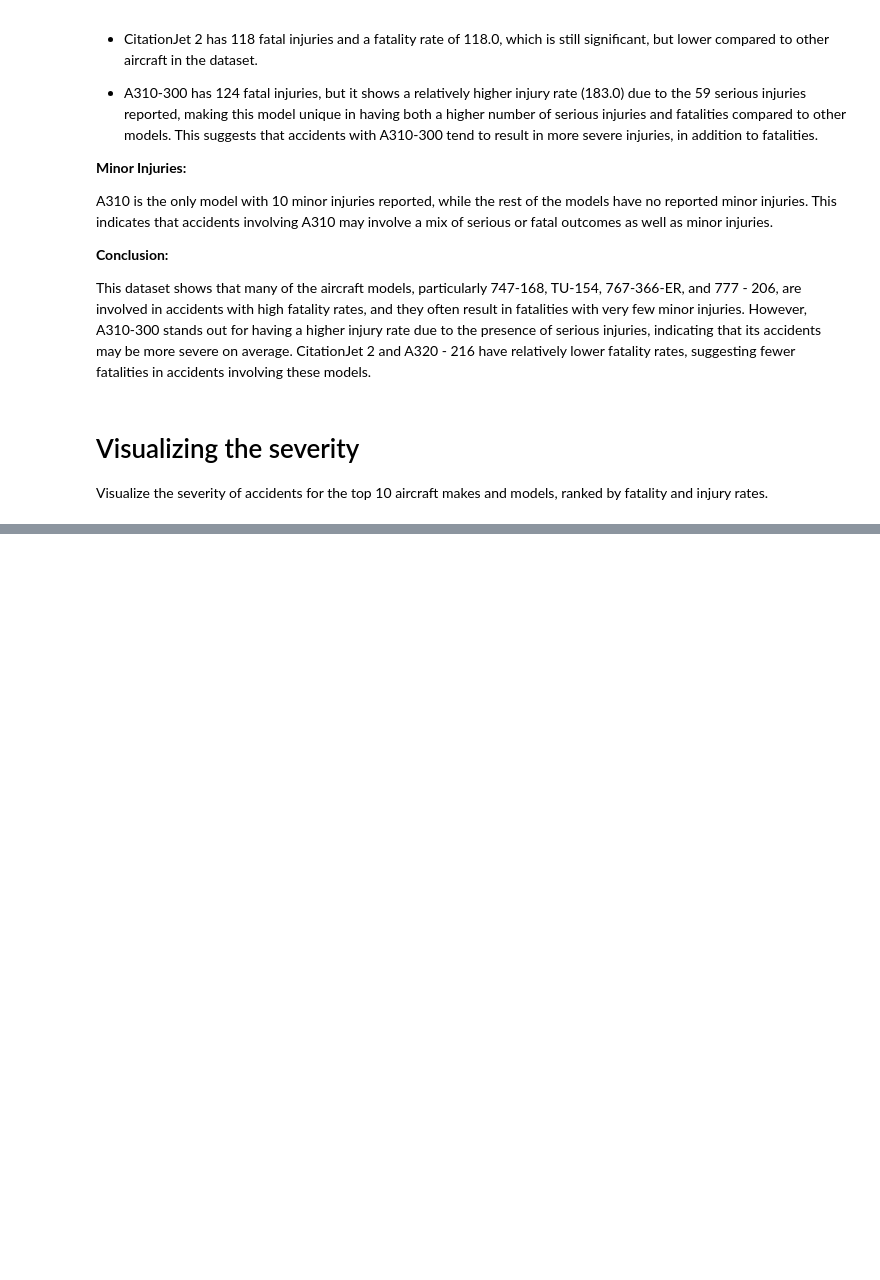
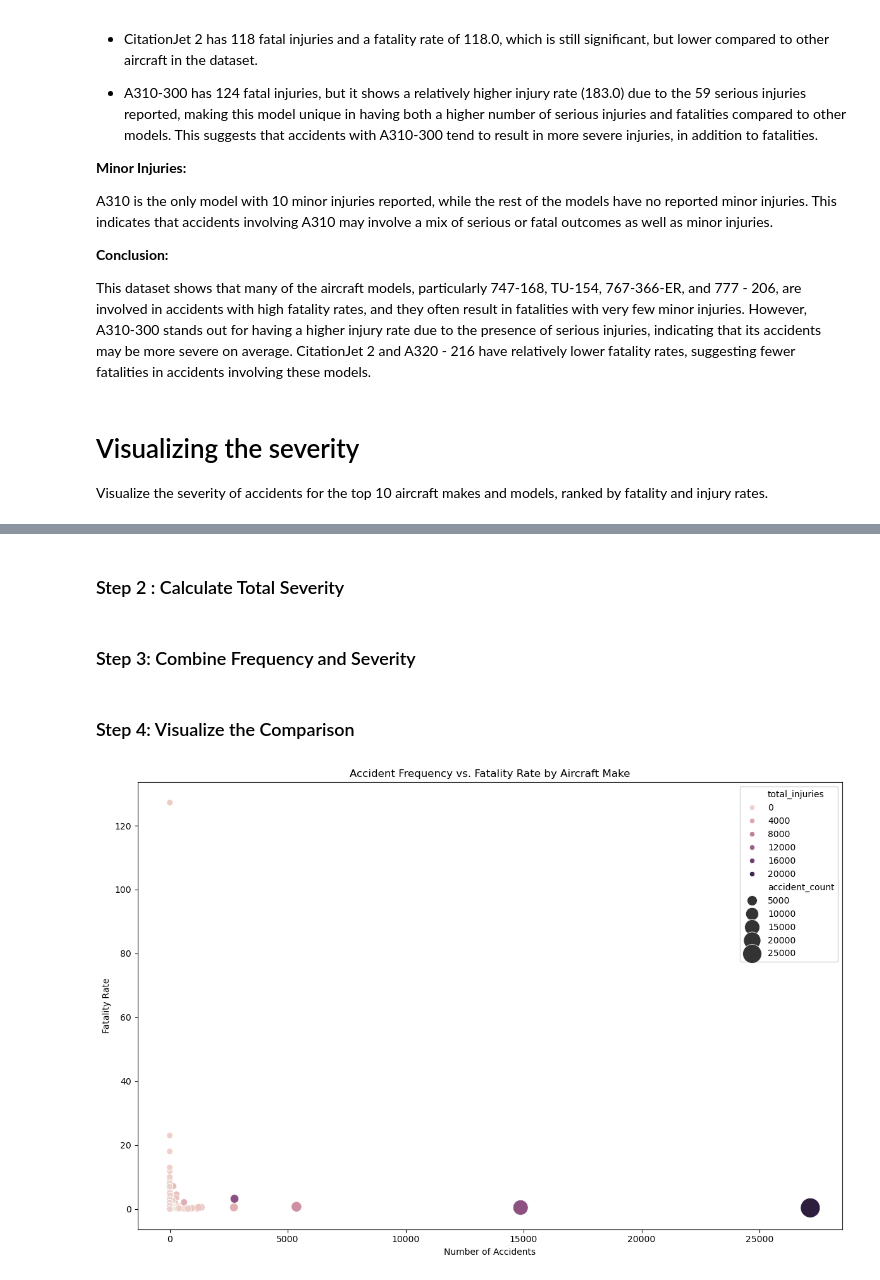
Before and after one commit to Irene-coder-dot/dsc-phase-1-project-v3, a Jupyter notebook: student.ipynb, the cells around one changed output, grey strips where cells are left out. Cells and saved outputs as stored; diff of their text form; code cells hidden in the pictures; blank space fills up the shorter version.

```diff
--- a/student.ipynb
+++ b/student.ipynb
@@ -416,0 +443,33 @@ The analyzing of accident trends over time shows whether the number of accidents
+# %%
+accident_counts = df['Make'].value_counts()
+# %% [markdown]
+### Step 2 : Calculate Total Severity
+# %%
+severity_data = df.groupby('Make')[['Total.Fatal.Injuries', 'Total.Serious.Injuries', 'Total.Minor.Injuries']].sum()
+# %% [markdown]
+### Step 3: Combine Frequency and Severity
+# %%
+# Convert series to DataFrame
+accident_counts = accident_counts.rename('accident_count')
+
+# Join with severity data
+combined = severity_data.join(accident_counts)
+
+# Optional: Add severity rate columns
+combined['total_injuries'] = combined['Total.Fatal.Injuries'] + combined['Total.Serious.Injuries'] + combined['Total.Minor.Injuries']
+combined['fatality_rate'] = combined['Total.Fatal.Injuries'] / combined['accident_count']
+combined['injury_rate'] = combined['total_injuries'] / combined['accident_count']
+# %% [markdown]
+### Step 4: Visualize the Comparison
+# %%
+plt.figure(figsize=(12, 8))
+sns.scatterplot(data=combined, x='accident_count', y='fatality_rate', hue='total_injuries', size='accident_count', sizes=(50, 500))
+
+plt.title("Accident Frequency vs. Fatality Rate by Aircraft Make")
+plt.xlabel("Number of Accidents")
+plt.ylabel("Fatality Rate")
+plt.legend()
+plt.tight_layout()
+plt.show();
+# %% [output]
+[figure, added]
```
Also changed, not shown: parts of 12 cells of this notebook.
